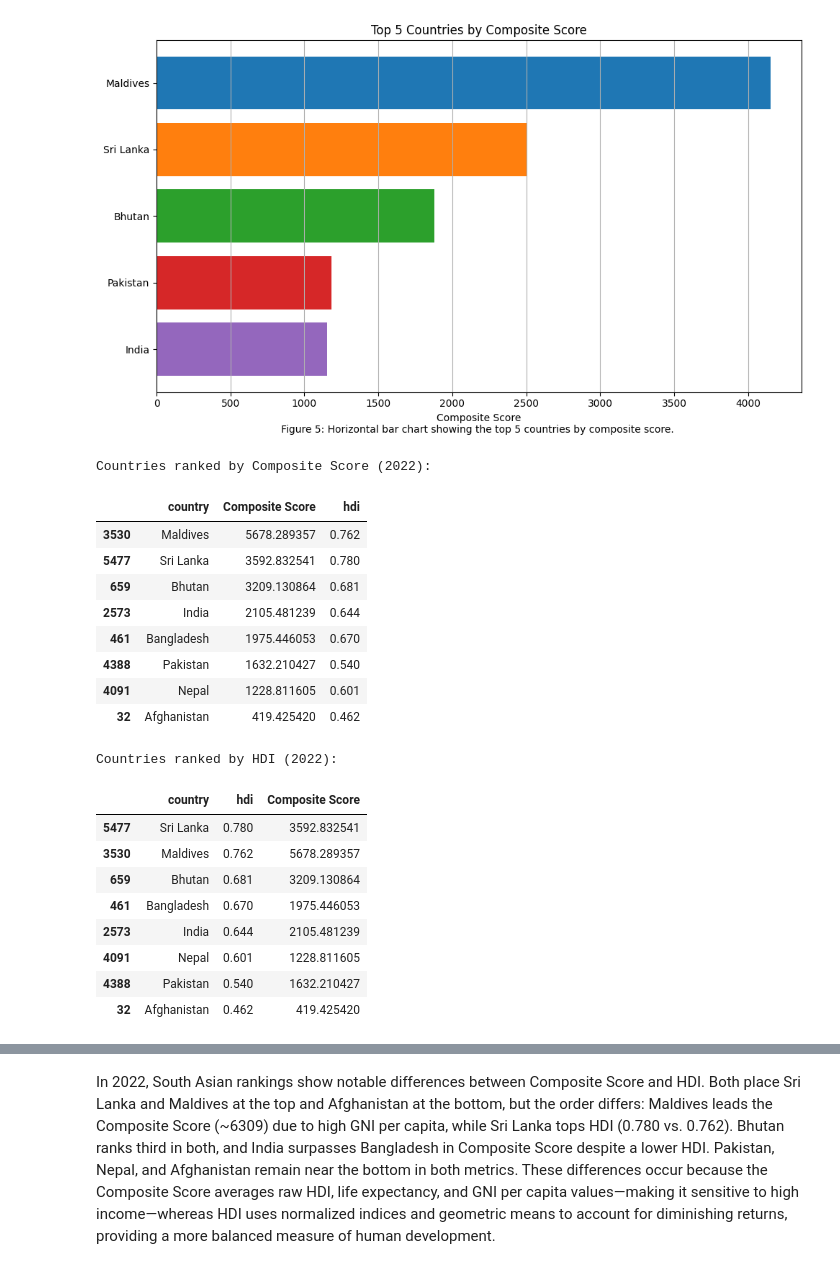
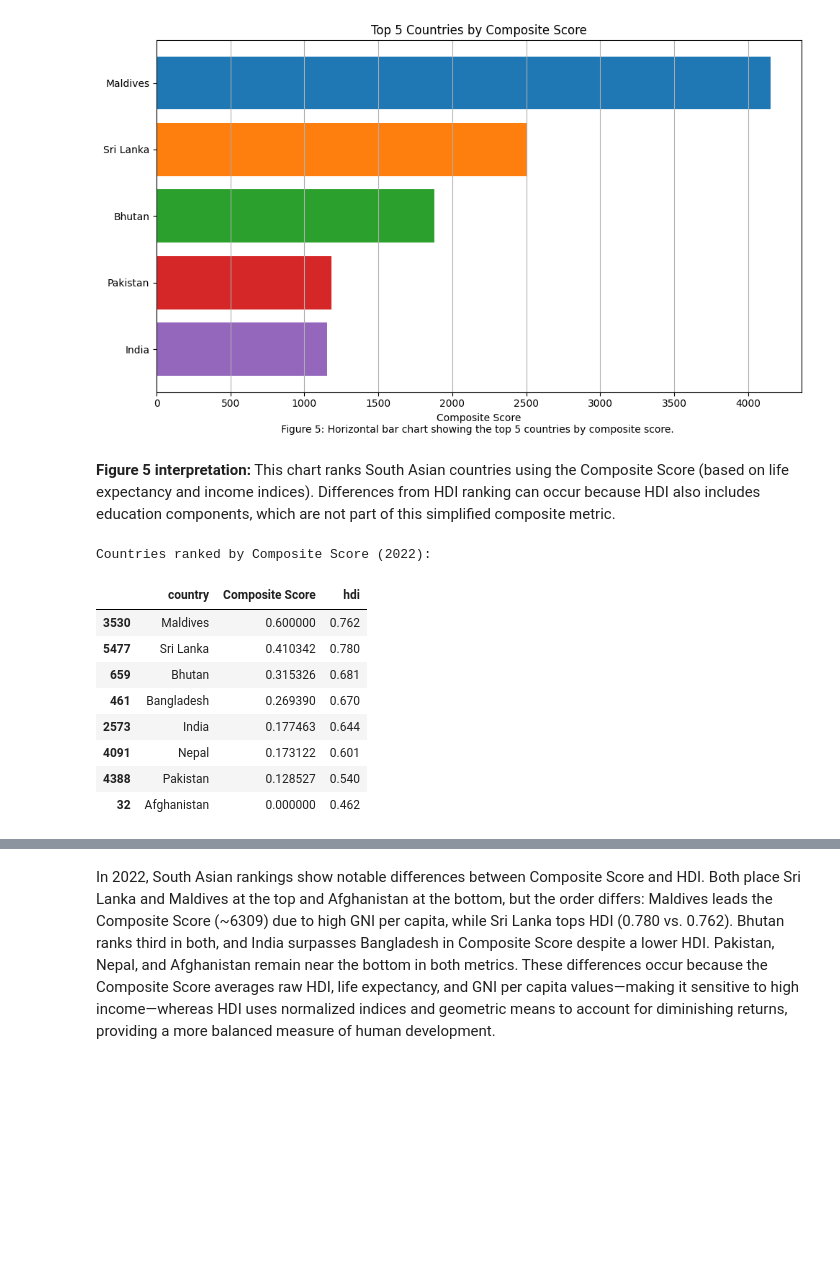
Before and after one commit to Ajendra11/Concepts-and-Technologies-of-AI, a Jupyter notebook: 2501936_AjendraRai.ipynb, the cells around one changed output, grey strips where cells are left out. Cells and saved outputs as stored; diff of their text form; code cells hidden in the pictures; blank space fills up the shorter version.

```diff
--- a/2501936_AjendraRai.ipynb
+++ b/2501936_AjendraRai.ipynb
@@ -731,44 +747,42 @@ plt.tight_layout()
 plt.show()
 # %% [output]
 [figure]
+# %% [markdown]
+**Figure 5 interpretation:** This chart ranks South Asian countries using the Composite Score (based on life expectancy and income indices). Differences from HDI ranking can occur because HDI also includes education components, which are not part of this simplified composite metric.
+# %%
+ #filtering hdi_sa for the year 2022 to ensure we are working with the correct data.
+hdi_southasia_2022 = hdi_sa[hdi_sa['year'] == 2022].copy()
+
+# index values
+hdi_southasia_2022['Life_Expectancy_Index'] = (
+    (hdi_southasia_2022['life_expectancy'] - hdi_southasia_2022['life_expectancy'].min()) /
+    (hdi_southasia_2022['life_expectancy'].max() - hdi_southasia_2022['life_expectancy'].min())
+)
+
+hdi_southasia_2022['GNI_Index'] = (
+    (hdi_southasia_2022['gross_inc_percap'] - hdi_southasia_2022['gross_inc_percap'].min()) /
+    (hdi_southasia_2022['gross_inc_percap'].max() - hdi_southasia_2022['gross_inc_percap'].min())
+)
+hdi_southasia_2022['Composite Score'] = (
+    0.30 * hdi_southasia_2022['Life_Expectancy_Index'] +
+    0.30 * hdi_southasia_2022['GNI_Index']
+)
 # %%
-# First, filter hdi_sa for the year 2022 to ensure we are working with the correct data.
-hdi_southasia_2022 = hdi_sa[hdi_sa['year'] == 2022].copy()
+# Ranking South Asian countries based on Composite Score for 2022.
+ranked_by_composite_score = hdi_southasia_2022.sort_values(
+    by='Composite Score', ascending=False
+)
+print("Countries ranked by Composite Score (2022):")
 
-hdi_southasia_2022['Composite Score'] = (
-    0.30 * hdi_southasia_2022['life_expectancy'] +
-    0.30 * hdi_southasia_2022['gross_inc_percap']
-)
-
-# Ranking South Asian countries based on Composite Score for 2022.
-ranked_by_composite_score = hdi_southasia_2022.sort_values(by='Composite Score', ascending=False)
-
-print("Countries ranked by Composite Score (2022):")
 display(ranked_by_composite_score[['country', 'Composite Score', 'hdi']])
-
-# Sorting HDI for 2022
-ranked_by_hdi = hdi_southasia_2022.sort_values(by='hdi', ascending=False)
-
-print("\nCountries ranked by HDI (2022):")
-display(ranked_by_hdi[['country', 'hdi', 'Composite Score']])
 # %% [output]
 Countries ranked by Composite Score (2022):
 |  | country | Composite Score | hdi |
-| 3530 | Maldives | 5678.289357 | 0.762 |
-| 5477 | Sri Lanka | 3592.832541 | 0.780 |
-| 659 | Bhutan | 3209.130864 | 0.681 |
-| 2573 | India | 2105.481239 | 0.644 |
-| 461 | Bangladesh | 1975.446053 | 0.670 |
-| 4388 | Pakistan | 1632.210427 | 0.540 |
-| 4091 | Nepal | 1228.811605 | 0.601 |
-| 32 | Afghanistan | 419.425420 | 0.462 |
+| 3530 | Maldives | 0.600000 | 0.762 |
+| 5477 | Sri Lanka | 0.410342 | 0.780 |
+| 659 | Bhutan | 0.315326 | 0.681 |
+| 461 | Bangladesh | 0.269390 | 0.670 |
+| 2573 | India | 0.177463 | 0.644 |
+| 4091 | Nepal | 0.173122 | 0.601 |
+| 4388 | Pakistan | 0.128527 | 0.540 |
+| 32 | Afghanistan | 0.000000 | 0.462 |
-Countries ranked by HDI (2022):
-|  | country | hdi | Composite Score |
-| 5477 | Sri Lanka | 0.780 | 3592.832541 |
-| 3530 | Maldives | 0.762 | 5678.289357 |
-| 659 | Bhutan | 0.681 | 3209.130864 |
-| 461 | Bangladesh | 0.670 | 1975.446053 |
-| 2573 | India | 0.644 | 2105.481239 |
-| 4091 | Nepal | 0.601 | 1228.811605 |
-| 4388 | Pakistan | 0.540 | 1632.210427 |
-| 32 | Afghanistan | 0.462 | 419.425420 |
```
Also changed, not shown: parts of 21 cells of this notebook.
